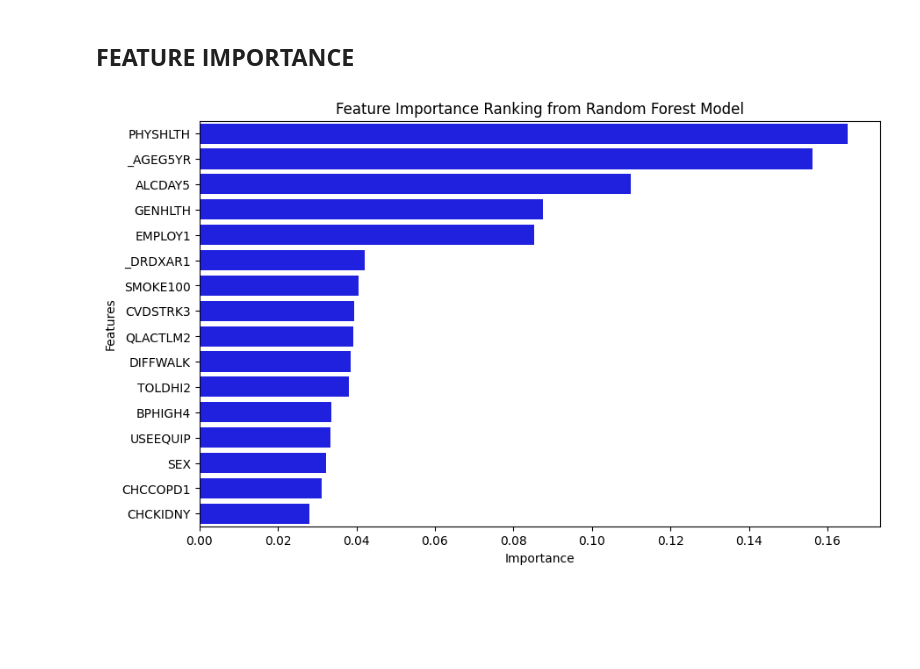
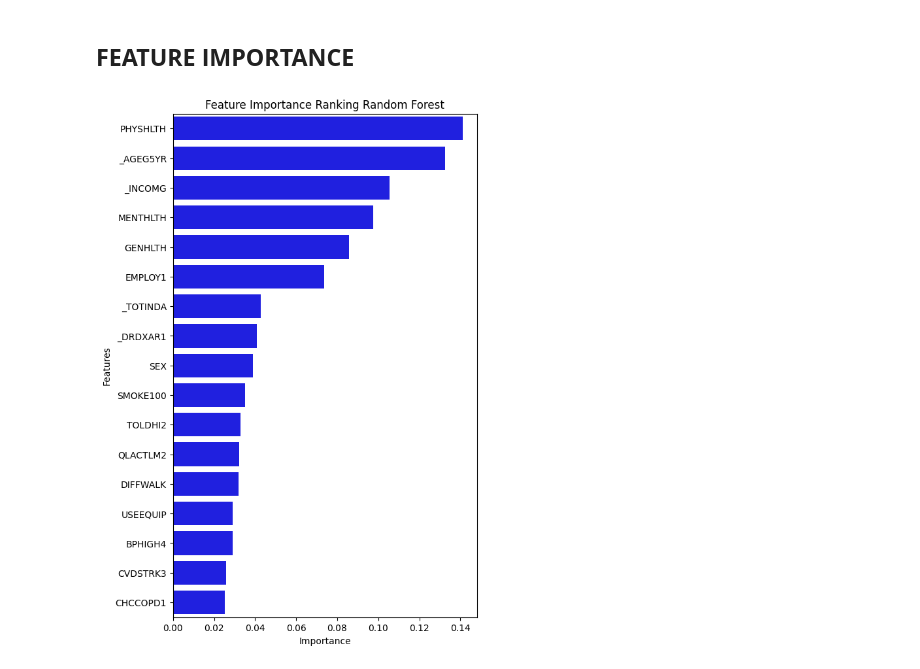
Before and after one commit to carlosla2802/TFG-repo, a Jupyter notebook: tfg_code.ipynb, the cells around one changed output. Cells and saved outputs as stored; diff of their text form; code cells hidden in the pictures; blank space fills up the shorter version.

```diff
--- a/tfg_code.ipynb
+++ b/tfg_code.ipynb
@@ -919,0 +853,13 @@ final_df
+# %%
+# Separate the DataFrame in two based on the classes
+df_majority = final_df[final_df._MICHD == 0]
+df_minority = final_df[final_df._MICHD == 1]
+
+# Downsampling of the majority class
+df_majority_downsampled = df_majority.sample(n=len(df_minority), random_state=42)  # Equal the number of samples to the minority class.
+
+# Combining the minority class with the downsampled majority class
+df_balanced_ds = pd.concat([df_majority_downsampled, df_minority])
+
+# Shuffle rows so that they are not grouped by class
+df_balanced_ds = df_balanced_ds.sample(frac=1, random_state=42).reset_index(drop=True)
@@ -919,0 +916,20 @@ final_df
+# %%
+from imblearn.over_sampling import SMOTENC
+
+# Identificar los índices de las características categóricas
+categorical_features_indices = [i for i, col in enumerate(final_df.drop('_MICHD', axis=1).columns)
+                                if pd.api.types.is_categorical_dtype(final_df[col])]
+
+# Configurar SMOTENC con los índices de las características categóricas
+smote_nc = SMOTENC(categorical_features=categorical_features_indices, random_state=42)
+
+# Separar características y etiqueta
+X = final_df.drop('_MICHD', axis=1)  # Asegúrate de que '_MICHD' es tu variable objetivo y está excluida aquí
+y = final_df['_MICHD']
+
+# Aplicar SMOTENC
+X_resampled, y_resampled = smote_nc.fit_resample(X, y)
+
+# Crear un nuevo DataFrame con los datos resampleados
+df_balanced_smote = pd.DataFrame(X_resampled, columns=X.columns)
+df_balanced_smote['_MICHD'] = y_resampled
@@ -1045,11 +1136,11 @@ plt.show()
 **Train test split**
 # %%
 target_variable = '_MICHD'  # New target variable
-X = final_df.drop(columns=[target_variable])  # Characteristics without the target variable
-y = final_df[target_variable]  # New target variable
+X = df_balanced_smote.drop(columns=[target_variable])  # Characteristics without the target variable
+y = df_balanced_smote[target_variable]  # New target variable
 
 # Split the data into training and test sets again.
-X_train, X_test, y_train, y_test = train_test_split(X, y, test_size=0.2, random_state=42)
+X_train, X_test, y_train, y_test = train_test_split(X, y, test_size=0.3, random_state=42)
 # %% [markdown]
 **Divide into categorical and numeric features**
 # %%
@@ -1064,12 +1155,10 @@ numeric_features = X.select_dtypes(include=['int64', 'float64']).columns.tolist(
 models = [
     ('Logistic Regression', LogisticRegression(random_state=42)),
     ('Gradient Boosting', GradientBoostingClassifier(random_state=42)),
-    ('KNeighbors Classifier', KNeighborsClassifier()),
     ('Decision Tree Classifier', DecisionTreeClassifier(random_state=42)), # dibujar un arbol con sus parametros
     ('AdaBoost Classifier', AdaBoostClassifier(random_state=42)),
     ('Random Forest', RandomForestClassifier(random_state=42)),
     ('XGboost Classifier', XGBClassifier(random_state=42)),
-    ('Naive Bayes Classifier', GaussianNB())
 ]
 
 # Create the preprocessor that will apply OneHotEncoder to the categorical variables
@@ -1319,22 +1408,22 @@ Specificity: 0.80
 # %%
 # Assuming 'X_train' is a DataFrame with column names representing features
 feature_names = X_train.columns
 
 # Get feature importances from the model
 importances = best_model.feature_importances_
 
 # Create a DataFrame to hold the feature names and their importance
 feature_importance_df = pd.DataFrame({'Feature': feature_names, 'Importance': importances})
 
 # Sort the DataFrame based on the importance of the features
 feature_importance_df = feature_importance_df.sort_values(by='Importance', ascending=False)
 
 # Plotting
-plt.figure(figsize=(10, 6))
+plt.figure(figsize=(6, 10))
 sns.barplot(data=feature_importance_df, x='Importance', y='Feature', color='b')
-plt.title('Feature Importance Ranking from Random Forest Model')
+plt.title('Feature Importance Ranking Random Forest')
 plt.xlabel('Importance')
 plt.ylabel('Features')
 plt.show()
 # %% [output]
-[figure, old version]
+[figure, new version]
```
Also changed, not shown: parts of 83 cells of this notebook, 4 other files.
